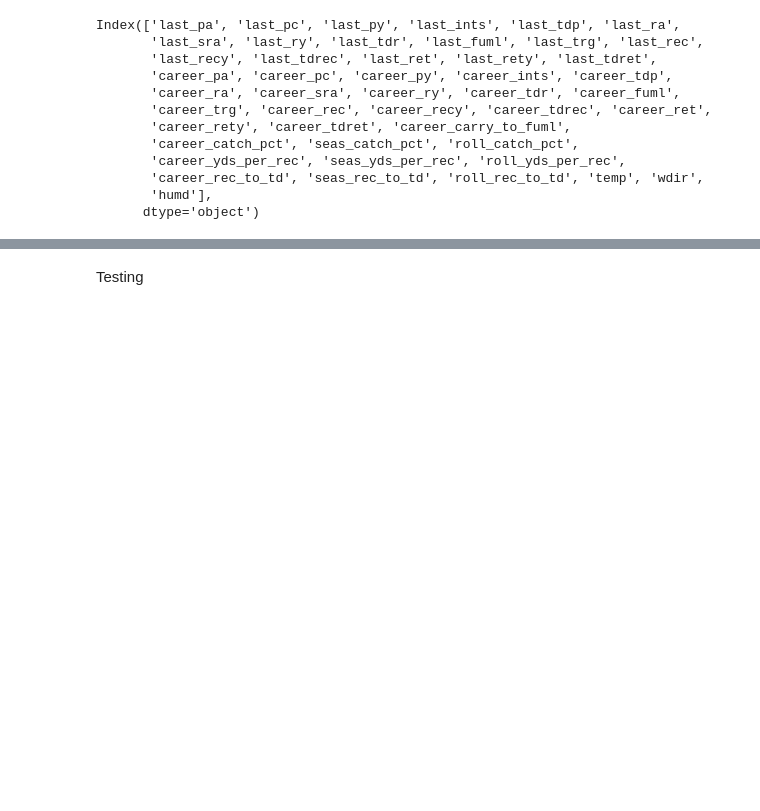
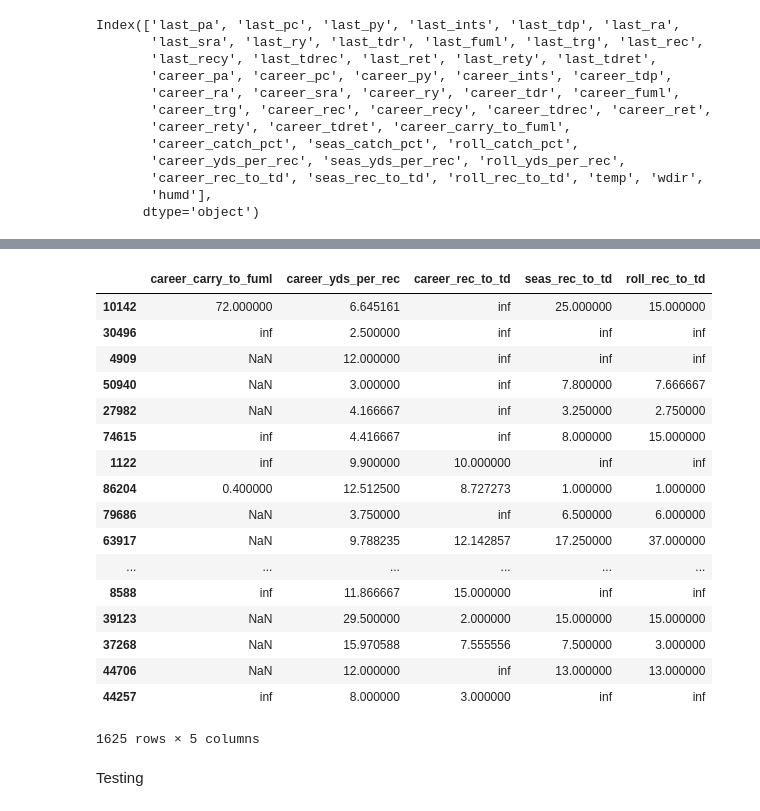
Before and after one commit to jchristo12/fantasy_football, a Jupyter notebook: analysis/model_dev.ipynb, the cells around one changed output, grey strips where cells are left out. Cells and saved outputs as stored; diff of their text form; code cells hidden in the pictures; blank space fills up the shorter version.

Commit message:
Find columns with inf values

```diff
--- a/analysis/model_dev.ipynb
+++ b/analysis/model_dev.ipynb
@@ -177,3 +165,30 @@ Index(['last_pa', 'last_pc', 'last_py', 'last_ints', 'last_tdp', 'last_ra',
+# %%
+#Boolean if the column has 'inf' values or not
+inf_cols = np.isinf(train_wr_miss.loc[:, impute_numeric_col]).any()
+# %%
+#list of columns that have 'inf' values
+inf_cols2 = list(train_wr_miss.loc[:, impute_numeric_col].columns.to_series()[inf_cols].values)
+# %%
+train_wr_miss.loc[:, inf_cols2]
+# %% [output]
+|  | career_carry_to_fuml | career_yds_per_rec | career_rec_to_td | seas_rec_to_td | roll_rec_to_td |
+| 10142 | 72.000000 | 6.645161 | inf | 25.000000 | 15.000000 |
+| 30496 | inf | 2.500000 | inf | inf | inf |
+| 4909 | NaN | 12.000000 | inf | inf | inf |
+| 50940 | NaN | 3.000000 | inf | 7.800000 | 7.666667 |
+| 27982 | NaN | 4.166667 | inf | 3.250000 | 2.750000 |
+| 74615 | inf | 4.416667 | inf | 8.000000 | 15.000000 |
+| 1122 | inf | 9.900000 | 10.000000 | inf | inf |
+| 86204 | 0.400000 | 12.512500 | 8.727273 | 1.000000 | 1.000000 |
+| 79686 | NaN | 3.750000 | inf | 6.500000 | 6.000000 |
+| 63917 | NaN | 9.788235 | 12.142857 | 17.250000 | 37.000000 |
+| ... | ... | ... | ... | ... | ... |
+| 8588 | inf | 11.866667 | 15.000000 | inf | inf |
+| 39123 | NaN | 29.500000 | 2.000000 | 15.000000 | 15.000000 |
+| 37268 | NaN | 15.970588 | 7.555556 | 7.500000 | 3.000000 |
+| 44706 | NaN | 12.000000 | inf | 13.000000 | 13.000000 |
+| 44257 | inf | 8.000000 | 3.000000 | inf | inf |
+1625 rows × 5 columns
 # %%
 def tree_impute(df, cols):
     #import necessary packages
```
Also changed, not shown: parts of 1 cell of this notebook.
